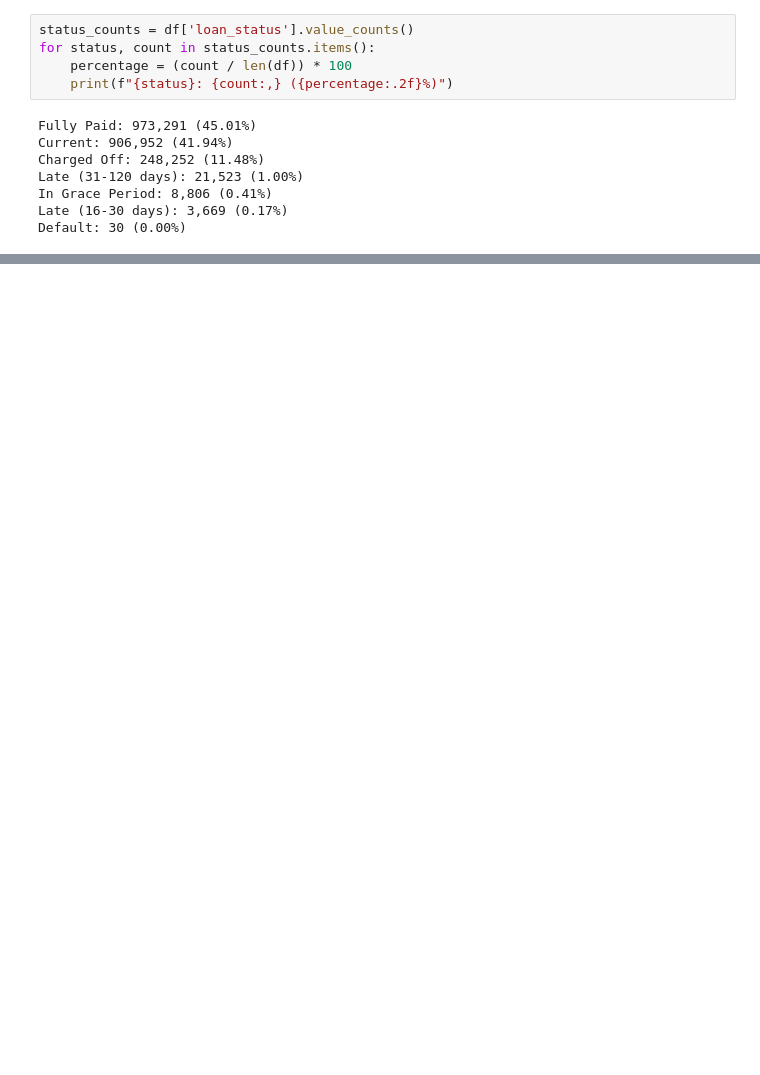
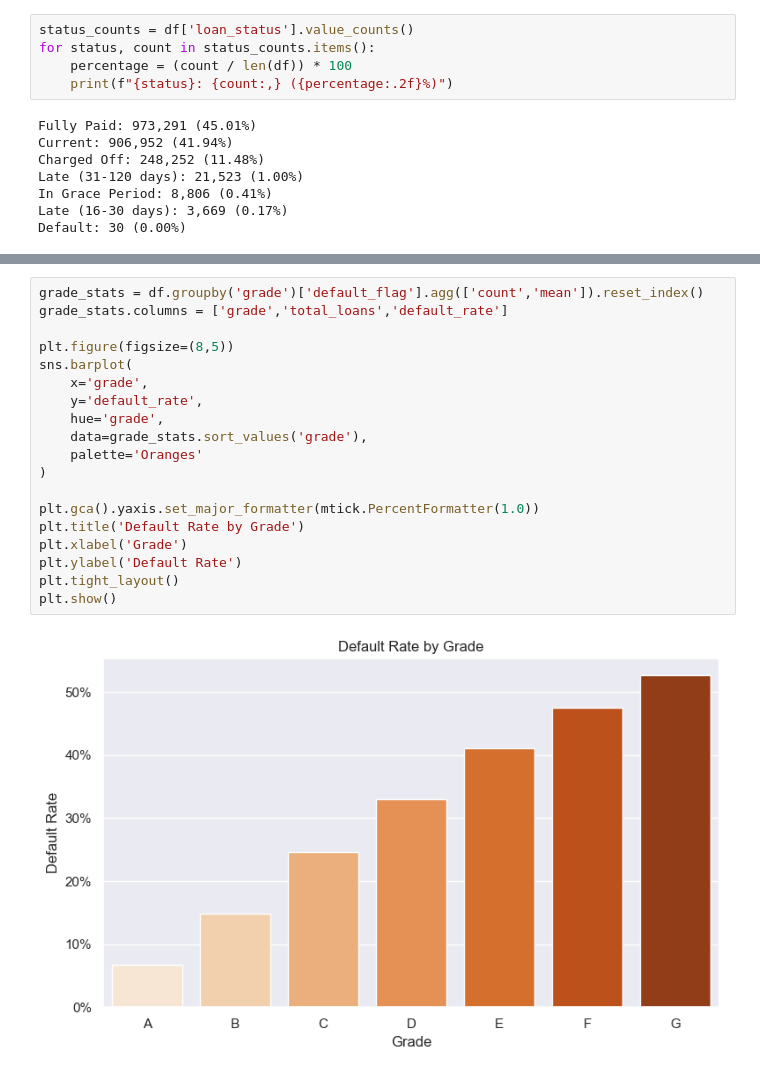
Before and after one commit to Radical-Ghost/Credit-Nexus---Credit-Risk-Analysis, a Jupyter notebook: Model/Preprocessing.ipynb, the cells around one changed output, grey strips where cells are left out. Cells and saved outputs as stored; diff of their text form; blank space fills up the shorter version.

```diff
--- a/Model/Preprocessing.ipynb
+++ b/Model/Preprocessing.ipynb
@@ -227,0 +200,21 @@ Total unique sub-grades: 35
+# %%
+grade_stats = df.groupby('grade')['default_flag'].agg(['count','mean']).reset_index()
+grade_stats.columns = ['grade','total_loans','default_rate']
+
+plt.figure(figsize=(8,5))
+sns.barplot(
+    x='grade',
+    y='default_rate',
+    hue='grade',
+    data=grade_stats.sort_values('grade'),
+    palette='Oranges'
+)
+
+plt.gca().yaxis.set_major_formatter(mtick.PercentFormatter(1.0))
+plt.title('Default Rate by Grade')
+plt.xlabel('Grade')
+plt.ylabel('Default Rate')
+plt.tight_layout()
+plt.show()
+# %% [output]
+[figure, added]
```
Also changed, not shown: parts of 37 cells of this notebook, 6 other files.
